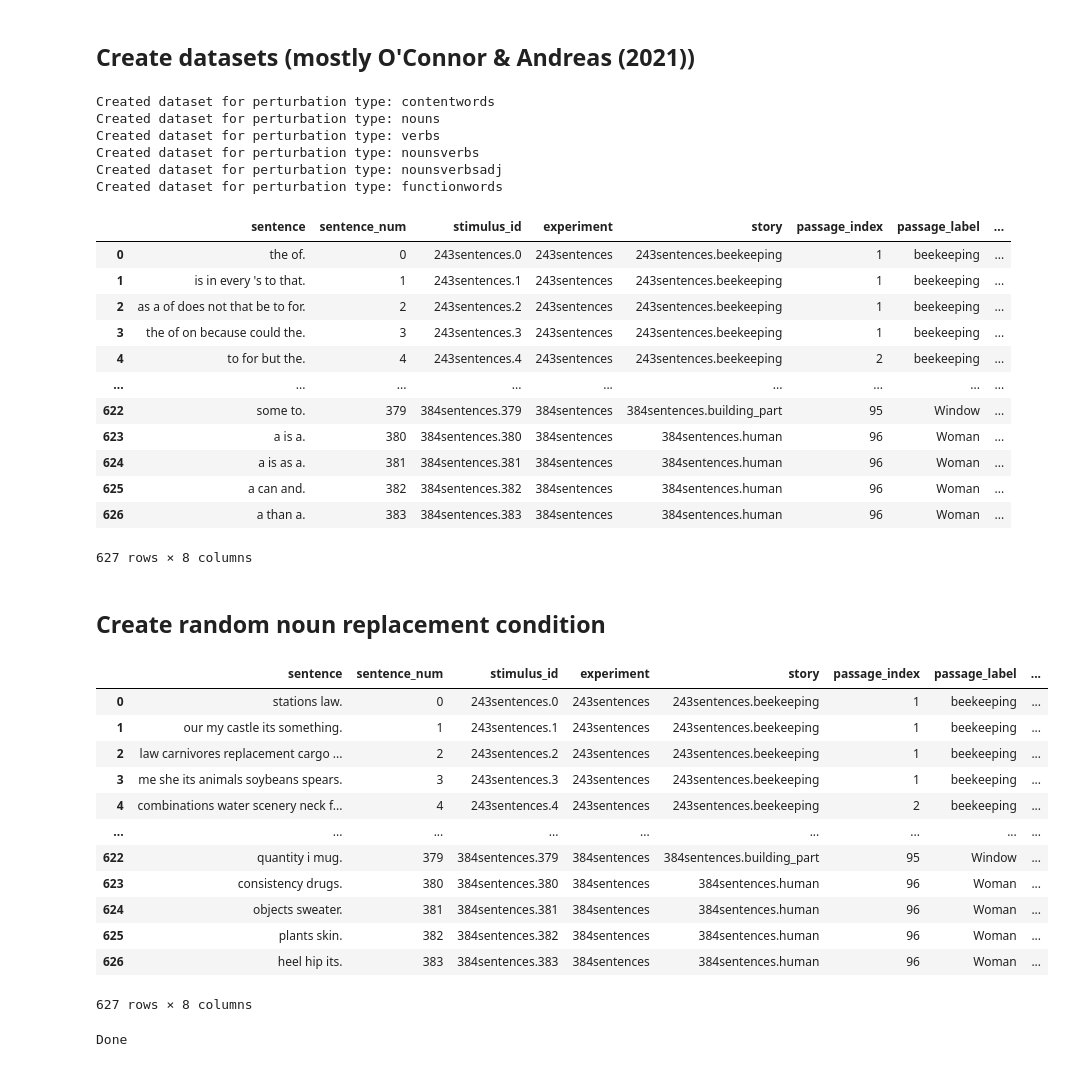
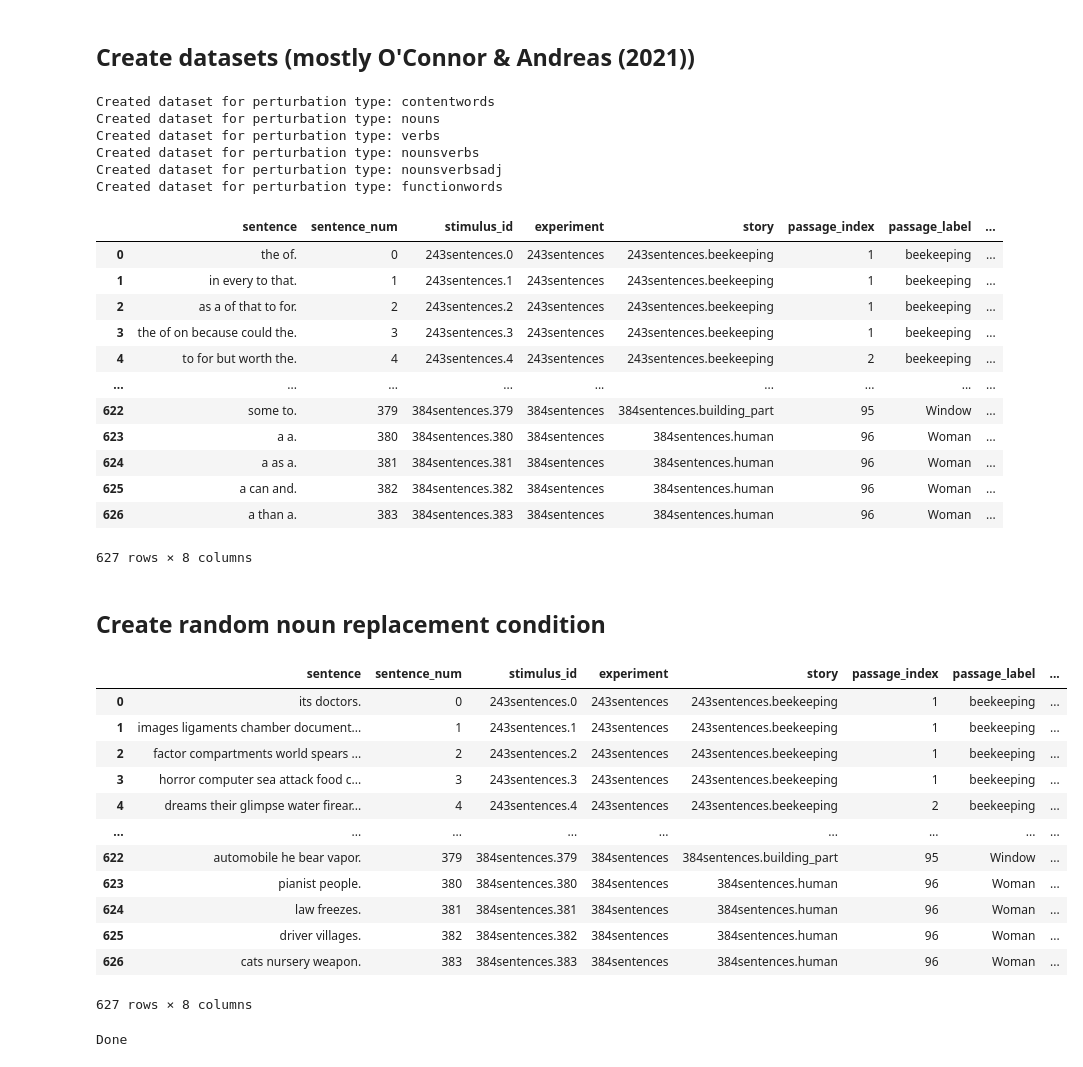
Before and after one commit to carina-kauf/perturbed-neural-nlp, a Jupyter notebook: ressources/stimuli_creation/2_create_information-loss-manipulation.ipynb, the cells around one changed output. Cells and saved outputs as stored; diff of their text form; code cells hidden in the pictures.

Commit message:
final stimuli creation update

```diff
--- a/ressources/stimuli_creation/2_create_information-loss-manipulation.ipynb
+++ b/ressources/stimuli_creation/2_create_information-loss-manipulation.ipynb
@@ -104,6 +106,7 @@ def get_original_sentenceset(filename):
     with open(os.path.join(stimuli_path,filename),"r") as f:
         reader = csv.reader(f, delimiter="\t")
         sentences = list(reader)
-    Original = [sentence[1] + '.' for sentence in sentences if int(sentence[0]) == 0]
+    Original = [sentence[1] for sentence in sentences if int(sentence[0]) == 0]
+    Original = [re.sub(r'[^\w\d\s\'\-\$\%]+', '', sent.lower()) + "." for sent in Original]
 
     return Original
@@ -114,0 +113,4 @@ Original = Original_243 + Original_384
+# %%
+#This is the list of stimuli we create the perturbations from
+Original = get_original_sentenceset("Pereira2018_scrambled.txt")
+print(Original[:5])
@@ -137,13 +231,13 @@ print([(elm, elm.pos_) for elm in tokens])
 # %%
 # Note: words do not include dependent parts, like possessive markers:
 # %%
-for ind, sent in enumerate(original_stimuli):
-    printing = False
-    tokens = nlp(sent)
-    for elm in tokens:
-        if elm.pos_ == "PART" and str(elm).startswith("'"):
+for ind, sent in enumerate(tagged):
+    for tag_tuple in sent:
+        curr_word = tag_tuple[0].rstrip(".")
+        curr_tag = tag_tuple[1]
+        printing = False
+        if curr_tag == "POS":
             printing = True
-    if printing is True:
-        print(ind, sent)
-        print([(elm, elm.pos_) for elm in tokens])
-        print("*"* 30)
+        if printing is True:
+            print(ind, sent)
+            print("*"* 30)
@@ -253,7 +354,7 @@ def get_dataset(stimuli_df, original_stimuli, perturb_type):
 perturb_types = ["contentwords", "nouns", "verbs", "nounsverbs", "nounsverbsadj", "functionwords"]
 
 for perturb in perturb_types:
-    perturb_df = get_dataset(stimuli_df, original_stimuli, perturb_type=perturb)
+    perturb_df = get_dataset(stimuli_df, Original, perturb_type=perturb)
     print(f"Created dataset for perturbation type: {perturb}")
 perturb_df
 # %% [output]
@@ -265,14 +366,14 @@ Created dataset for perturbation type: nounsverbsadj
 Created dataset for perturbation type: functionwords
 |  | sentence | sentence_num | stimulus_id | experiment | story | passage_index | passage_label | ... |
 | 0 | the of. | 0 | 243sentences.0 | 243sentences | 243sentences.beekeeping | 1 | beekeeping | ... |
-| 1 | is in every 's to that. | 1 | 243sentences.1 | 243sentences | 243sentences.beekeeping | 1 | beekeeping | ... |
-| 2 | as a of does not that be to for. | 2 | 243sentences.2 | 243sentences | 243sentences.beekeeping | 1 | beekeeping | ... |
+| 1 | in every to that. | 1 | 243sentences.1 | 243sentences | 243sentences.beekeeping | 1 | beekeeping | ... |
+| 2 | as a of that to for. | 2 | 243sentences.2 | 243sentences | 243sentences.beekeeping | 1 | beekeeping | ... |
 | 3 | the of on because could the. | 3 | 243sentences.3 | 243sentences | 243sentences.beekeeping | 1 | beekeeping | ... |
-| 4 | to for but the. | 4 | 243sentences.4 | 243sentences | 243sentences.beekeeping | 2 | beekeeping | ... |
+| 4 | to for but worth the. | 4 | 243sentences.4 | 243sentences | 243sentences.beekeeping | 2 | beekeeping | ... |
 | ... | ... | ... | ... | ... | ... | ... | ... | ... |
 | 622 | some to. | 379 | 384sentences.379 | 384sentences | 384sentences.building_part | 95 | Window | ... |
-| 623 | a is a. | 380 | 384sentences.380 | 384sentences | 384sentences.human | 96 | Woman | ... |
-| 624 | a is as a. | 381 | 384sentences.381 | 384sentences | 384sentences.human | 96 | Woman | ... |
+| 623 | a a. | 380 | 384sentences.380 | 384sentences | 384sentences.human | 96 | Woman | ... |
+| 624 | a as a. | 381 | 384sentences.381 | 384sentences | 384sentences.human | 96 | Woman | ... |
 | 625 | a can and. | 382 | 384sentences.382 | 384sentences | 384sentences.human | 96 | Woman | ... |
 | 626 | a than a. | 383 | 384sentences.383 | 384sentences | 384sentences.human | 96 | Woman | ... |
 627 rows × 8 columns
@@ -290,58 +391,61 @@ def get_random_noun_dataset(sentences):
     np.random.seed(42)
     random.seed(42)
 
-    n = ['NOUN', 'PROPN', 'PRON'] #same as in O'Connor & Andreas (2021)
+    tagged = pos_tag_sentences(sentences)
+
+    n = ['NN.*', 'PRP.*'] #similar to O'Connor & Andreas (2021)
     pos_list = n
 
     #gather all nouns in a list
     all_nouns = []
     #count how many nouns should go in each sentence
     nr_nouns_in_sentences = []
     #keep track of which nouns were in which sentence for checking later
     nouns_in_sentences = []
 
-    for sent in sentences:
-        tokens = nlp(sent)
-        curr_nouns = [str(elm).lower() for elm in tokens if elm.pos_ in pos_list]
+    for sent in tagged:
+        curr_nouns = [tag_tuple[0].rstrip(".") for tag_tuple in sent if re.match("|".join(pos_list), tag_tuple[1])]
 
         all_nouns += curr_nouns
         nr_nouns_in_sentences.append(len(curr_nouns))
         nouns_in_sentences.append(curr_nouns)
 
     perturbed_sentences = []
     for ind, n in enumerate(nr_nouns_in_sentences):
         random_nouns = random.sample(all_nouns, n)
         assert set(random_nouns) != set(nouns_in_sentences[ind]) #check that not the same nouns are selected
         perturbed_sentences.append(' '.join(random_nouns) + ".")
         [all_nouns.remove(elm) for elm in random_nouns] #remove selected nouns from list
         #print(len(all_nouns))
 
     assert len(all_nouns) == 0, f"Not all words from the dataset have been used. Length of word list is {len(all_words)}!"
 
     return perturbed_sentences
 
-random_nouns = get_random_noun_dataset(original_stimuli)
+random_nouns = get_random_noun_dataset(Original)
 
 perturbed_df = stimuli_df.copy()
 perturbed_df["sentence"] = random_nouns
 
-fname = f"{savedir}/stimuli_randomnouns.pkl"
-with open(fname, 'wb') as fout:
-    pickle.dump(perturbed_df, fout)
+if save:
+    fname = f"{savedir}/stimuli_randomnouns.pkl"
+    with open(fname, 'wb') as fout:
+        pickle.dump(perturbed_df, fout)
+
 perturbed_df
 # %% [output]
 |  | sentence | sentence_num | stimulus_id | experiment | story | passage_index | passage_label | ... |
-| 0 | stations law. | 0 | 243sentences.0 | 243sentences | 243sentences.beekeeping | 1 | beekeeping | ... |
-| 1 | our my castle its something. | 1 | 243sentences.1 | 243sentences | 243sentences.beekeeping | 1 | beekeeping | ... |
-| 2 | law carnivores replacement cargo ... | 2 | 243sentences.2 | 243sentences | 243sentences.beekeeping | 1 | beekeeping | ... |
-| 3 | me she its animals soybeans spears. | 3 | 243sentences.3 | 243sentences | 243sentences.beekeeping | 1 | beekeeping | ... |
-| 4 | combinations water scenery neck f... | 4 | 243sentences.4 | 243sentences | 243sentences.beekeeping | 2 | beekeeping | ... |
+| 0 | its doctors. | 0 | 243sentences.0 | 243sentences | 243sentences.beekeeping | 1 | beekeeping | ... |
+| 1 | images ligaments chamber document... | 1 | 243sentences.1 | 243sentences | 243sentences.beekeeping | 1 | beekeeping | ... |
+| 2 | factor compartments world spears ... | 2 | 243sentences.2 | 243sentences | 243sentences.beekeeping | 1 | beekeeping | ... |
+| 3 | horror computer sea attack food c... | 3 | 243sentences.3 | 243sentences | 243sentences.beekeeping | 1 | beekeeping | ... |
+| 4 | dreams their glimpse water firear... | 4 | 243sentences.4 | 243sentences | 243sentences.beekeeping | 2 | beekeeping | ... |
 | ... | ... | ... | ... | ... | ... | ... | ... | ... |
-| 622 | quantity i mug. | 379 | 384sentences.379 | 384sentences | 384sentences.building_part | 95 | Window | ... |
-| 623 | consistency drugs. | 380 | 384sentences.380 | 384sentences | 384sentences.human | 96 | Woman | ... |
-| 624 | objects sweater. | 381 | 384sentences.381 | 384sentences | 384sentences.human | 96 | Woman | ... |
-| 625 | plants skin. | 382 | 384sentences.382 | 384sentences | 384sentences.human | 96 | Woman | ... |
-| 626 | heel hip its. | 383 | 384sentences.383 | 384sentences | 384sentences.human | 96 | Woman | ... |
+| 622 | automobile he bear vapor. | 379 | 384sentences.379 | 384sentences | 384sentences.building_part | 95 | Window | ... |
+| 623 | pianist people. | 380 | 384sentences.380 | 384sentences | 384sentences.human | 96 | Woman | ... |
+| 624 | law freezes. | 381 | 384sentences.381 | 384sentences | 384sentences.human | 96 | Woman | ... |
+| 625 | driver villages. | 382 | 384sentences.382 | 384sentences | 384sentences.human | 96 | Woman | ... |
+| 626 | cats nursery weapon. | 383 | 384sentences.383 | 384sentences | 384sentences.human | 96 | Woman | ... |
 627 rows × 8 columns
 # %%
 #check that nouns and random nouns datasets have same length strings:
```
Also changed, not shown: parts of 18 cells of this notebook, 49 other files.
